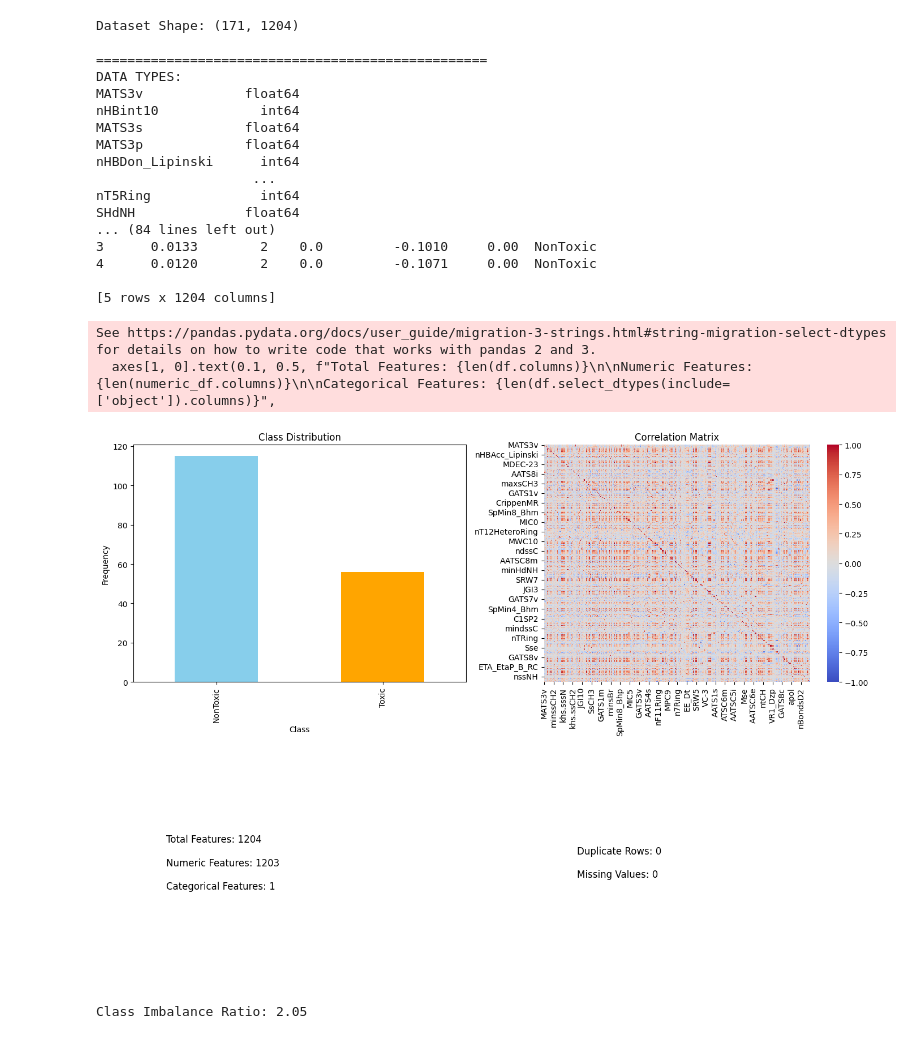
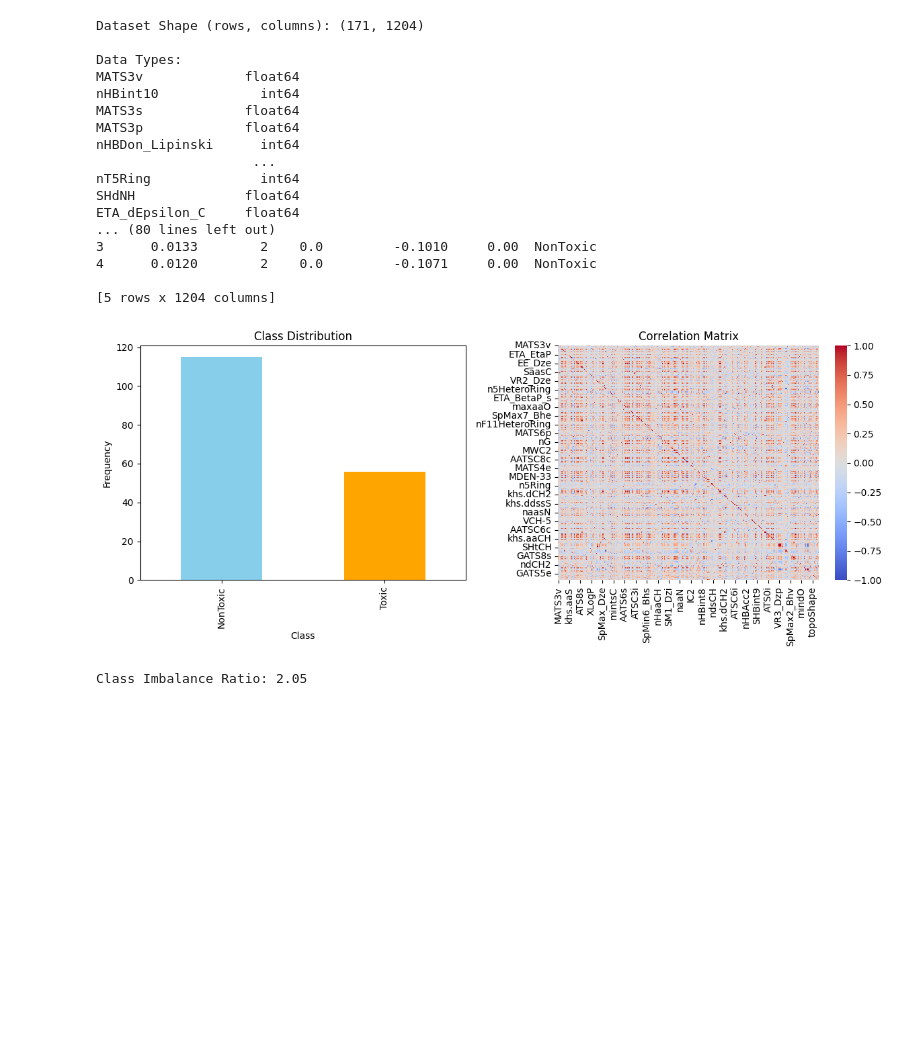
Before and after one commit to AustinNgugi/machine-learning, a Jupyter notebook: machine-learning-II.ipynb, the cells around one changed output. Cells and saved outputs as stored; diff of their text form; code cells hidden in the pictures; blank space fills up the shorter version.

```diff
--- a/machine-learning-II.ipynb
+++ b/machine-learning-II.ipynb
@@ -14,27 +34,22 @@ NonToxic    115
 Toxic        56
 Name: count, dtype: int64
 # %%
-# EXPLORATORY DATA ANALYSIS (EDA)
+# Step 2: Explore the Data (EDA)
+# Let's check the basic info about our dataset.
 
-# Display basic information about the dataset
-print("Dataset Shape:", df.shape)
-print("\n" + "="*50)
-print("DATA TYPES:")
+print("Dataset Shape (rows, columns):", df.shape)
+print("\nData Types:")
 print(df.dtypes)
-print("\n" + "="*50)
-print("MISSING VALUES:")
+print("\nMissing Values per Column:")
 print(df.isnull().sum())
-print("\n" + "="*50)
-print("STATISTICAL SUMMARY:")
+print("\nBasic Statistics:")
 print(df.describe())
-print("\n" + "="*50)
-print("FIRST FEW ROWS:")
+print("\nFirst Few Rows:")
 print(df.head())
 # %% [output]
-Dataset Shape: (171, 1204)
+Dataset Shape (rows, columns): (171, 1204)
 
-==================================================
-DATA TYPES:
+Data Types:
 MATS3v             float64
 nHBint10             int64
 MATS3s             float64
@@ -43,44 +58,37 @@ nHBDon_Lipinski      int64
                     ...
 nT5Ring              int64
 SHdNH              float64
-... (84 lines left out)
+ETA_dEpsilon_C     float64
+... (80 lines left out)
 3      0.0133        2    0.0         -0.1010     0.00  NonToxic
 4      0.0120        2    0.0         -0.1071     0.00  NonToxic
 
 [5 rows x 1204 columns]
 # %%
-# EDA Visualizations
+# Step 2b: Visualize the Data
+# Create plots to understand distributions and relationships.
 
-fig, axes = plt.subplots(2, 2, figsize=(14, 10))
+import matplotlib.pyplot as plt
+import seaborn as sns
+
+fig, axes = plt.subplots(1, 2, figsize=(12, 5))
 
 # Class distribution
-df['Class'].value_counts().plot(kind='bar', ax=axes[0, 0], color=['skyblue', 'orange'])
-axes[0, 0].set_title('Class Distribution')
-axes[0, 0].set_ylabel('Frequency')
-axes[0, 0].set_xlabel('Class')
+df['Class'].value_counts().plot(kind='bar', ax=axes[0], color=['skyblue', 'orange'])
+axes[0].set_title('Class Distribution')
+axes[0].set_ylabel('Frequency')
+axes[0].set_xlabel('Class')
 
-# Correlation heatmap
+# Correlation heatmap for numeric features
 numeric_df = df.select_dtypes(include=['number'])
-sns.heatmap(numeric_df.corr(), ax=axes[0, 1], cmap='coolwarm', annot=False)
-axes[0, 1].set_title('Correlation Matrix')
-
-# Check for any problematic columns
-axes[1, 0].text(0.1, 0.5, f"Total Features: {len(df.columns)}\n\nNumeric Features: {len(numeric_df.columns)}\n\nCategorical Features: {len(df.select_dtypes(include=['object']).columns)}",
-                fontsize=12, verticalalignment='center')
-axes[1, 0].axis('off')
-
-# Duplicate rows check
-axes[1, 1].text(0.1, 0.5, f"Duplicate Rows: {df.duplicated().sum()}\n\nMissing Values: {df.isnull().sum().sum()}",
-               fontsize=12, verticalalignment='center')
-axes[1, 1].axis('off')
+sns.heatmap(numeric_df.corr(), ax=axes[1], cmap='coolwarm', annot=False)
+axes[1].set_title('Correlation Matrix')
 
 plt.tight_layout()
 plt.show()
 
 print(f"Class Imbalance Ratio: {df['Class'].value_counts().max() / df['Class'].value_counts().min():.2f}")
 # %% [output]
+[figure, new version]
-See https://pandas.pydata.org/docs/user_guide/migration-3-strings.html#string-migration-select-dtypes for details on how to write code that works with pandas 2 and 3.
-  axes[1, 0].text(0.1, 0.5, f"Total Features: {len(df.columns)}\n\nNumeric Features: {len(numeric_df.columns)}\n\nCategorical Features: {len(df.select_dtypes(include=['object']).columns)}",
+Class Imbalance Ratio: 2.05
-[figure, old version]
-Class Imbalance Ratio: 2.05
 # %%
```
Also changed, not shown: parts of 9 cells of this notebook.
